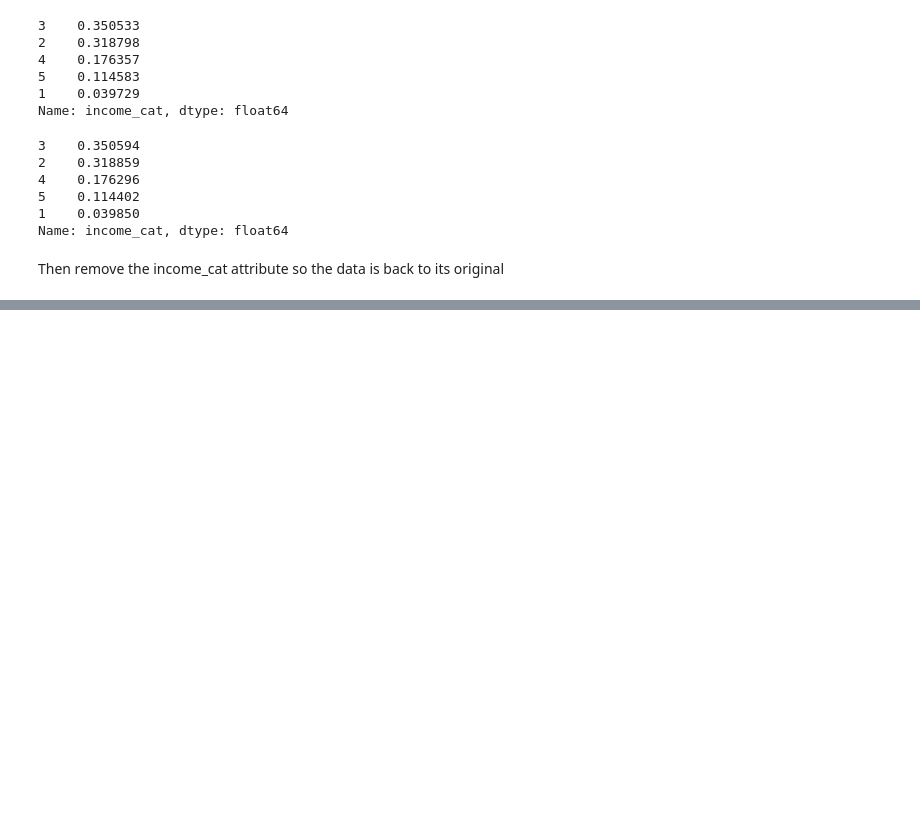
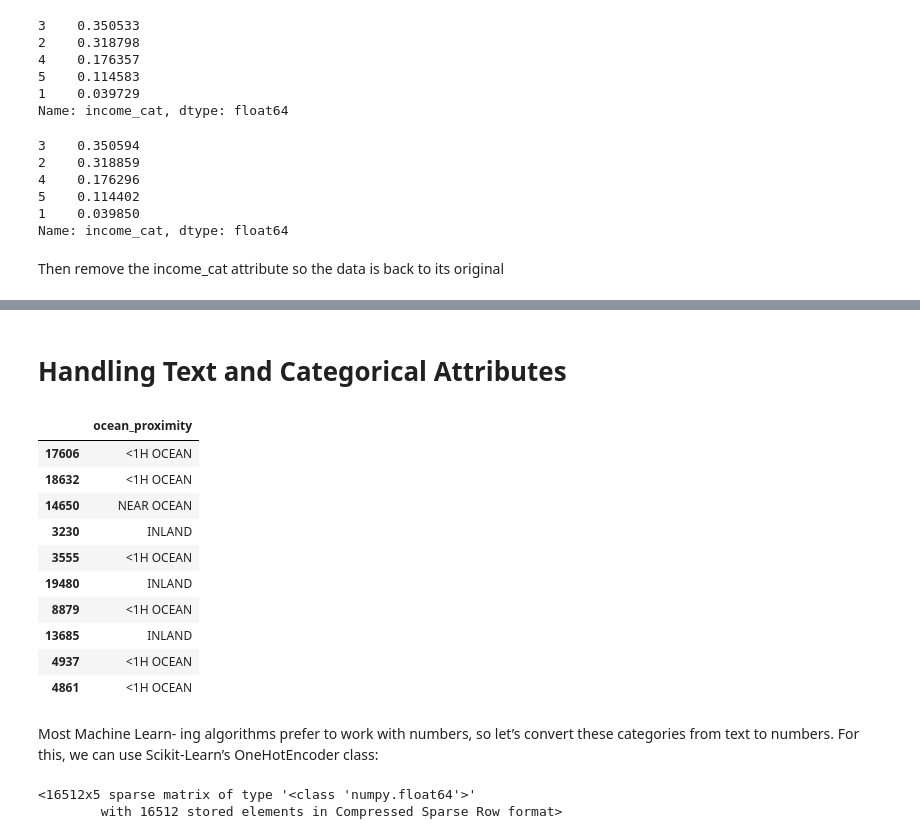
Before and after one commit to trungphan9x/ML_project1, a Jupyter notebook: trung_colab.ipynb, the cells around one changed output, grey strips where cells are left out. Saved outputs shown, nothing was run; the diff lists cells and outputs as text; code cells hidden in the pictures; blank space fills up the shorter version.

```diff
--- a/trung_colab.ipynb
+++ b/trung_colab.ipynb
@@ -273,0 +280,3 @@ for set_ in (strat_train_set, strat_test_set): set_.drop("income_cat", axis=1, i
+# %%
+housing = strat_train_set.drop("median_house_value", axis=1)
+housing_labels = strat_train_set["median_house_value"].copy()
@@ -273,0 +335,20 @@ for set_ in (strat_train_set, strat_test_set): set_.drop("income_cat", axis=1, i
+# %% [markdown]
+# Handling Text and Categorical Attributes
+# %%
+housing_cat = housing[["ocean_proximity"]]
+# %%
+housing_cat.head(10)
+# %% [output]
+|  | ocean_proximity |
+| 17606 | <1H OCEAN |
+| 18632 | <1H OCEAN |
+| 14650 | NEAR OCEAN |
+| 3230 | INLAND |
+| 3555 | <1H OCEAN |
+| 19480 | INLAND |
+| 8879 | <1H OCEAN |
+| 13685 | INLAND |
+| 4937 | <1H OCEAN |
+| 4861 | <1H OCEAN |
+# %% [markdown]
+Most Machine Learn‐ ing algorithms prefer to work with numbers, so let’s convert these categories from text to numbers. For this, we can use Scikit-Learn’s OneHotEncoder class:
@@ -273,0 +359,5 @@ for set_ in (strat_train_set, strat_test_set): set_.drop("income_cat", axis=1, i
+# %%
+housing_cat_1hot
+# %% [output]
+<16512x5 sparse matrix of type '<class 'numpy.float64'>'
+        with 16512 stored elements in Compressed Sparse Row format>
```
Also changed, not shown: parts of 23 cells of this notebook.
